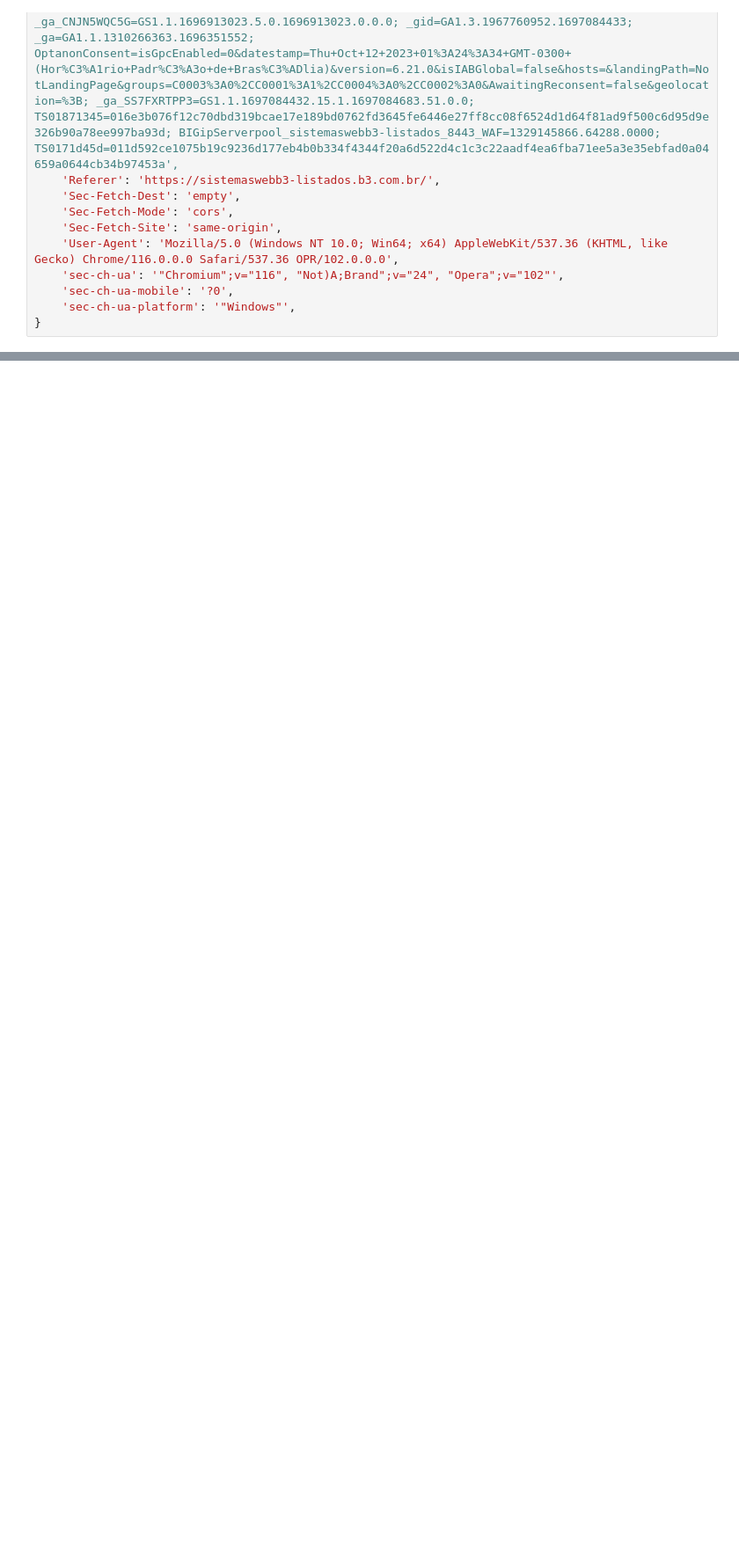
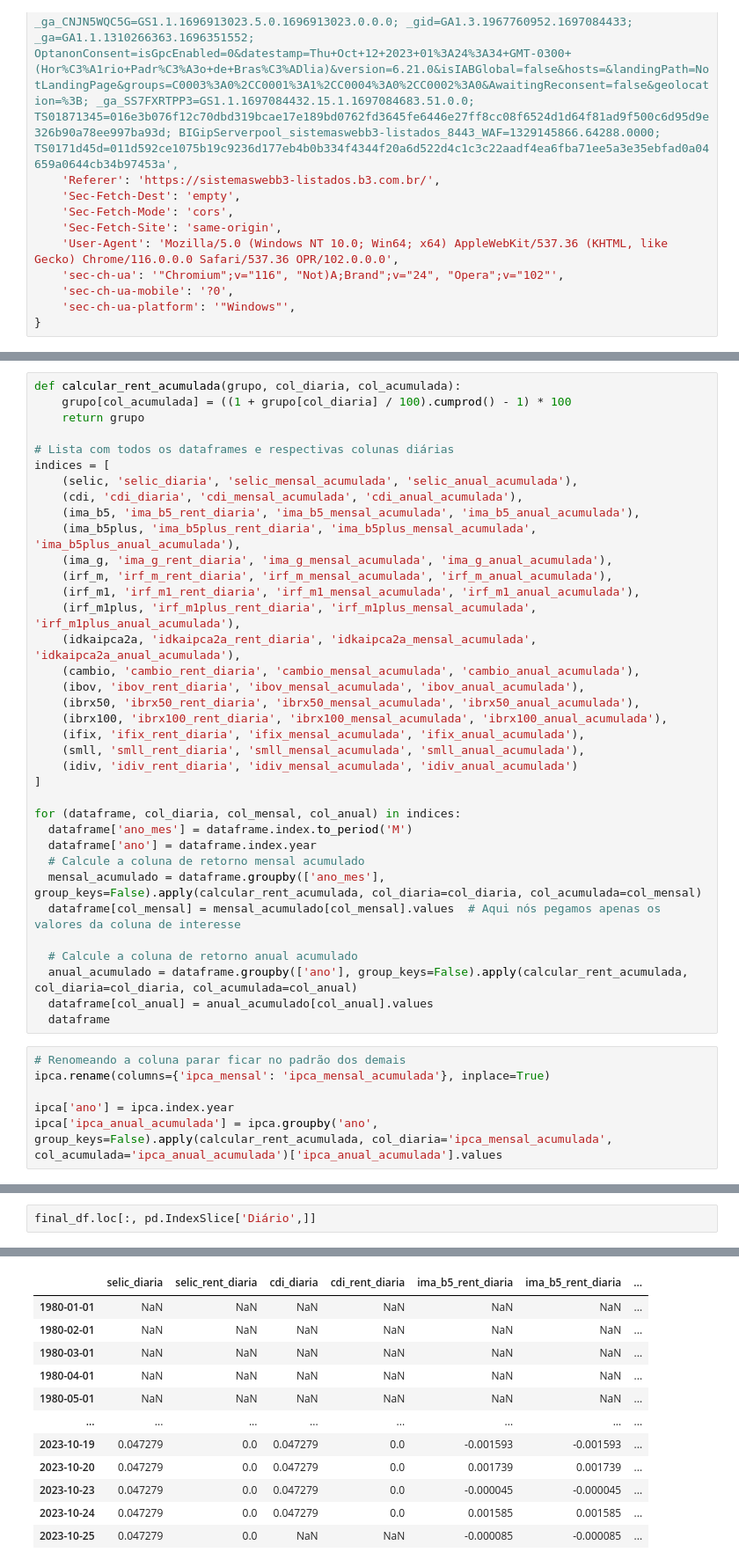
Before and after one commit to italo013/Asset-Liability-Management_ALM, a Jupyter notebook: ALM.ipynb, the cells around one changed output, grey strips where cells are left out. Shown at 88% size. Saved outputs shown, nothing was run; the diff lists cells and outputs as text; blank space fills up the shorter version.

```diff
--- a/ALM.ipynb
+++ b/ALM.ipynb
@@ -1723,0 +1801,42 @@ The default value of regex will change from True to False in a future version. I
+# %%
+def calcular_rent_acumulada(grupo, col_diaria, col_acumulada):
+    grupo[col_acumulada] = ((1 + grupo[col_diaria] / 100).cumprod() - 1) * 100
+    return grupo
+
+# Lista com todos os dataframes e respectivas colunas diárias
+indices = [
+    (selic, 'selic_diaria', 'selic_mensal_acumulada', 'selic_anual_acumulada'),
+    (cdi, 'cdi_diaria', 'cdi_mensal_acumulada', 'cdi_anual_acumulada'),
+    (ima_b5, 'ima_b5_rent_diaria', 'ima_b5_mensal_acumulada', 'ima_b5_anual_acumulada'),
+    (ima_b5plus, 'ima_b5plus_rent_diaria', 'ima_b5plus_mensal_acumulada', 'ima_b5plus_anual_acumulada'),
+    (ima_g, 'ima_g_rent_diaria', 'ima_g_mensal_acumulada', 'ima_g_anual_acumulada'),
+    (irf_m, 'irf_m_rent_diaria', 'irf_m_mensal_acumulada', 'irf_m_anual_acumulada'),
+    (irf_m1, 'irf_m1_rent_diaria', 'irf_m1_mensal_acumulada', 'irf_m1_anual_acumulada'),
+    (irf_m1plus, 'irf_m1plus_rent_diaria', 'irf_m1plus_mensal_acumulada', 'irf_m1plus_anual_acumulada'),
+    (idkaipca2a, 'idkaipca2a_rent_diaria', 'idkaipca2a_mensal_acumulada', 'idkaipca2a_anual_acumulada'),
+    (cambio, 'cambio_rent_diaria', 'cambio_mensal_acumulada', 'cambio_anual_acumulada'),
+    (ibov, 'ibov_rent_diaria', 'ibov_mensal_acumulada', 'ibov_anual_acumulada'),
+    (ibrx50, 'ibrx50_rent_diaria', 'ibrx50_mensal_acumulada', 'ibrx50_anual_acumulada'),
+    (ibrx100, 'ibrx100_rent_diaria', 'ibrx100_mensal_acumulada', 'ibrx100_anual_acumulada'),
+    (ifix, 'ifix_rent_diaria', 'ifix_mensal_acumulada', 'ifix_anual_acumulada'),
+    (smll, 'smll_rent_diaria', 'smll_mensal_acumulada', 'smll_anual_acumulada'),
+    (idiv, 'idiv_rent_diaria', 'idiv_mensal_acumulada', 'idiv_anual_acumulada')
+]
+
+for (dataframe, col_diaria, col_mensal, col_anual) in indices:
+  dataframe['ano_mes'] = dataframe.index.to_period('M')
+  dataframe['ano'] = dataframe.index.year
+  # Calcule a coluna de retorno mensal acumulado
+  mensal_acumulado = dataframe.groupby(['ano_mes'], group_keys=False).apply(calcular_rent_acumulada, col_diaria=col_diaria, col_acumulada=col_mensal)
+  dataframe[col_mensal] = mensal_acumulado[col_mensal].values  # Aqui nós pegamos apenas os valores da coluna de interesse
+
+  # Calcule a coluna de retorno anual acumulado
+  anual_acumulado = dataframe.groupby(['ano'], group_keys=False).apply(calcular_rent_acumulada, col_diaria=col_diaria, col_acumulada=col_anual)
+  dataframe[col_anual] = anual_acumulado[col_anual].values
+  dataframe
+# %%
+# Renomeando a coluna parar ficar no padrão dos demais
+ipca.rename(columns={'ipca_mensal': 'ipca_mensal_acumulada'}, inplace=True)
+
+ipca['ano'] = ipca.index.year
+ipca['ipca_anual_acumulada'] = ipca.groupby('ano', group_keys=False).apply(calcular_rent_acumulada, col_diaria='ipca_mensal_acumulada', col_acumulada='ipca_anual_acumulada')['ipca_anual_acumulada'].values
@@ -1723,0 +1909,3 @@ The default value of regex will change from True to False in a future version. I
+# %%
+final_df.loc[:, pd.IndexSlice['Diário',]]
+# %% [output]
@@ -1723,0 +1913,12 @@ The default value of regex will change from True to False in a future version. I
+|  | selic_diaria | selic_rent_diaria | cdi_diaria | cdi_rent_diaria | ima_b5_rent_diaria | ima_b5_rent_diaria | ... |
+| 1980-01-01 | NaN | NaN | NaN | NaN | NaN | NaN | ... |
+| 1980-02-01 | NaN | NaN | NaN | NaN | NaN | NaN | ... |
+| 1980-03-01 | NaN | NaN | NaN | NaN | NaN | NaN | ... |
+| 1980-04-01 | NaN | NaN | NaN | NaN | NaN | NaN | ... |
+| 1980-05-01 | NaN | NaN | NaN | NaN | NaN | NaN | ... |
+| ... | ... | ... | ... | ... | ... | ... | ... |
+| 2023-10-19 | 0.047279 | 0.0 | 0.047279 | 0.0 | -0.001593 | -0.001593 | ... |
+| 2023-10-20 | 0.047279 | 0.0 | 0.047279 | 0.0 | 0.001739 | 0.001739 | ... |
+| 2023-10-23 | 0.047279 | 0.0 | 0.047279 | 0.0 | -0.000045 | -0.000045 | ... |
+| 2023-10-24 | 0.047279 | 0.0 | 0.047279 | 0.0 | 0.001585 | 0.001585 | ... |
+| 2023-10-25 | 0.047279 | 0.0 | NaN | NaN | -0.000085 | -0.000085 | ... |
```
Also changed, not shown: parts of 58 cells of this notebook.
